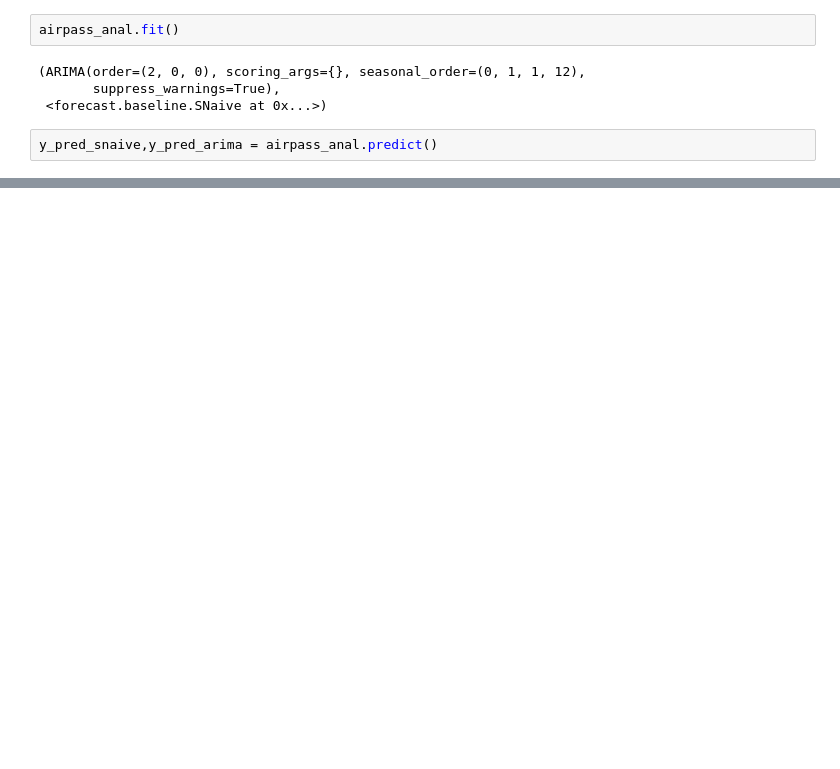
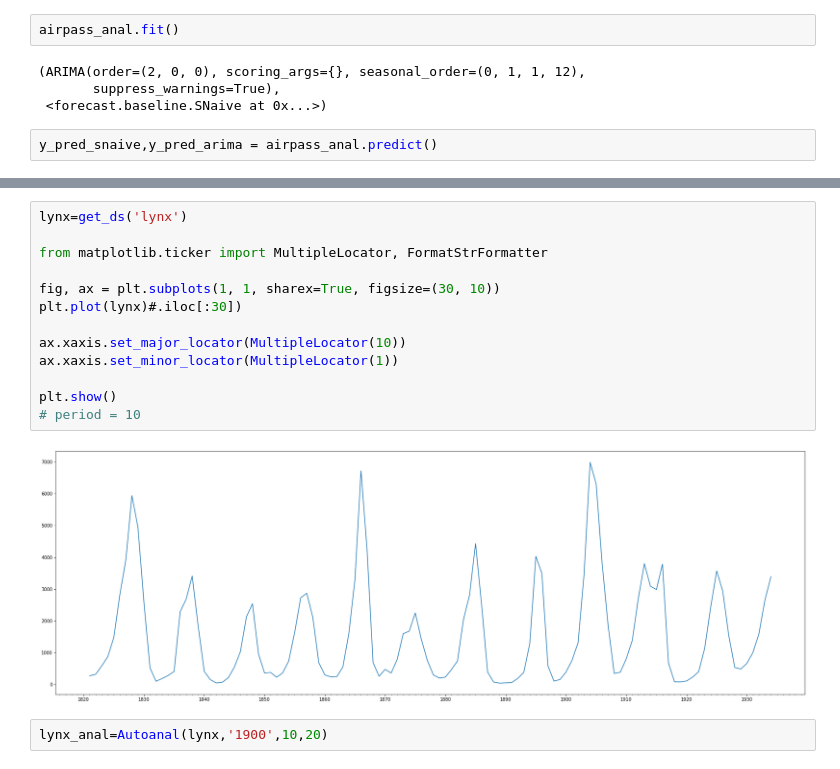
Before and after one commit to rubalravinder/ML6, a Jupyter notebook: notebook/01ARIMA_modelling.ipynb, the cells around one changed output, grey strips where cells are left out. Saved outputs shown, nothing was run; the diff lists cells and outputs as text; blank space fills up the shorter version.

```diff
--- a/notebook/01ARIMA_modelling.ipynb
+++ b/notebook/01ARIMA_modelling.ipynb
@@ -839,0 +845,17 @@ ValueError: Length of passed values is 12, index implies 124.
+# %%
+lynx=get_ds('lynx')
+
+from matplotlib.ticker import MultipleLocator, FormatStrFormatter
+
+fig, ax = plt.subplots(1, 1, sharex=True, figsize=(30, 10))
+plt.plot(lynx)#.iloc[:30])
+
+ax.xaxis.set_major_locator(MultipleLocator(10))
+ax.xaxis.set_minor_locator(MultipleLocator(1))
+
+plt.show()
+# period = 10
+# %% [output]
+[figure, added]
+# %%
+lynx_anal=Autoanal(lynx,'1900',10,20)
```
Also changed, not shown: parts of 13 cells of this notebook, 3 other files.
